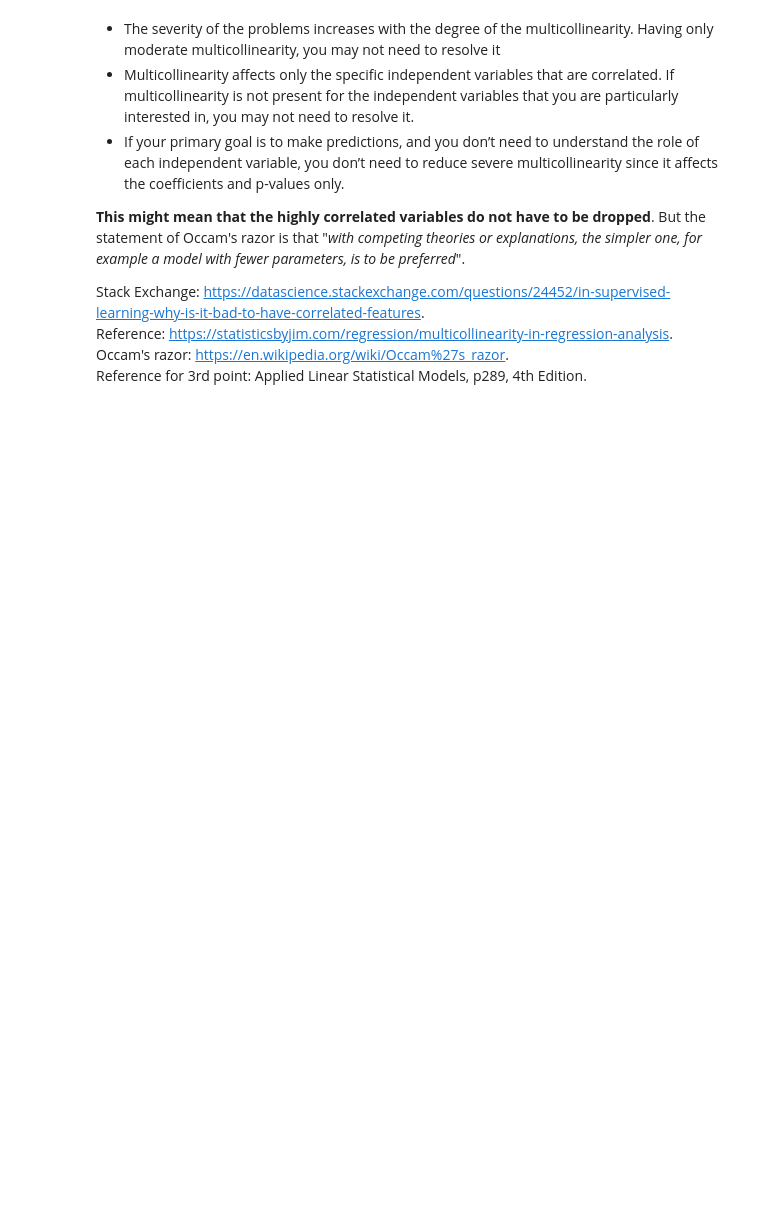
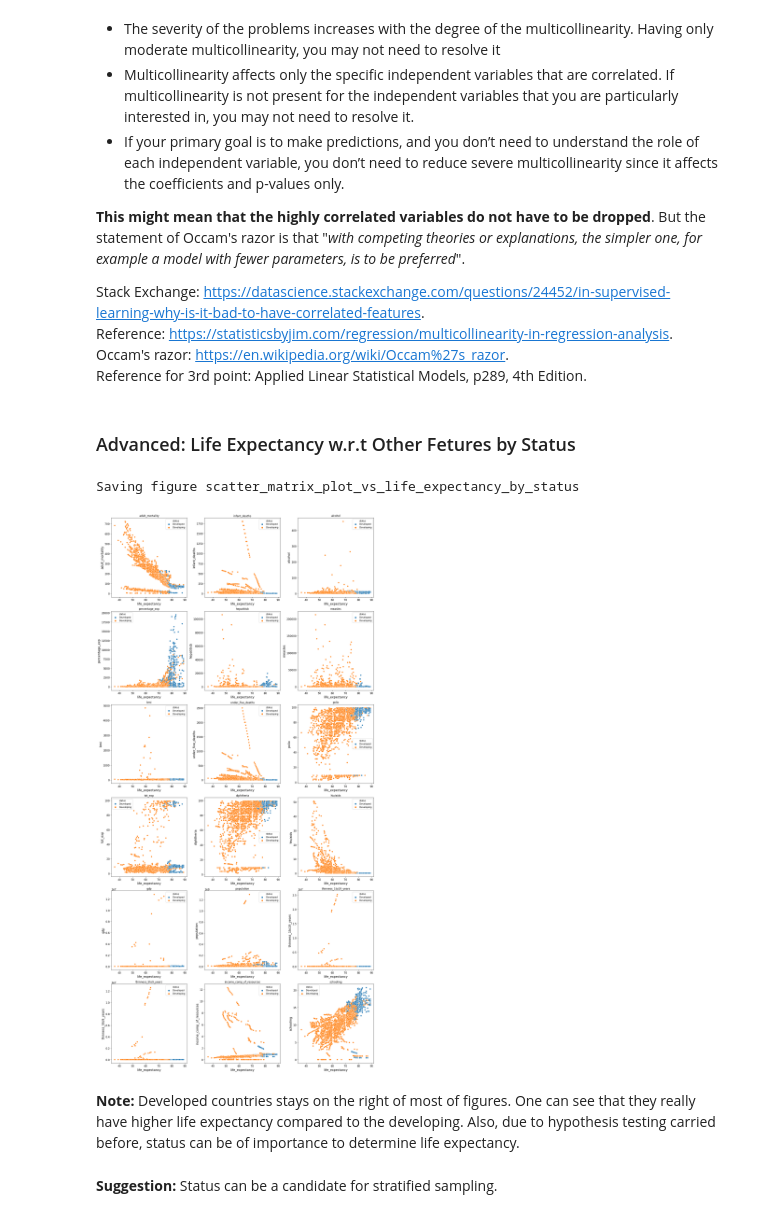
Before and after one commit to minhngt62/ml-life-expectancy, a Jupyter notebook: nguyen_tong_minh/01_exploratory_data_analysis.ipynb, the cells around one changed output. Saved outputs shown, nothing was run; the diff lists cells and outputs as text; code cells hidden in the pictures; blank space fills up the shorter version.

```diff
--- a/nguyen_tong_minh/01_exploratory_data_analysis.ipynb
+++ b/nguyen_tong_minh/01_exploratory_data_analysis.ipynb
@@ -502,3 +506,21 @@ Stack Exchange: https://datascience.stackexchange.com/questions/24452/in-supervi
 Reference: https://statisticsbyjim.com/regression/multicollinearity-in-regression-analysis. <br />
 Occam's razor: https://en.wikipedia.org/wiki/Occam%27s_razor. <br />
 Reference for 3rd point: Applied Linear Statistical Models, p289, 4th Edition.
+# %% [markdown]
+### Advanced: Life Expectancy w.r.t Other Fetures by Status
+# %%
+plt.figure(figsize=(18,36))
+i = 1
+for column in num_df.drop(columns=["life_expectancy"]).columns:
+    plt.subplot(6, 3, i)
+    sns.scatterplot('life_expectancy', column, data=df, hue='status')
+    plt.title(column)
+    i += 1
+save_fig("scatter_matrix_plot_vs_life_expectancy_by_status")
+# %% [output]
+Saving figure scatter_matrix_plot_vs_life_expectancy_by_status
+[figure, added]
+# %% [markdown]
+**Note:** Developed countries stays on the right of most of figures. One can see that they really have higher life expectancy compared to the developing. Also, due to hypothesis testing carried before, status can be of importance to determine life expectancy.
+# %% [markdown]
+**Suggestion:** Status can be a candidate for stratified sampling.
```
Also changed, not shown: parts of 11 cells of this notebook, 10 other files.
